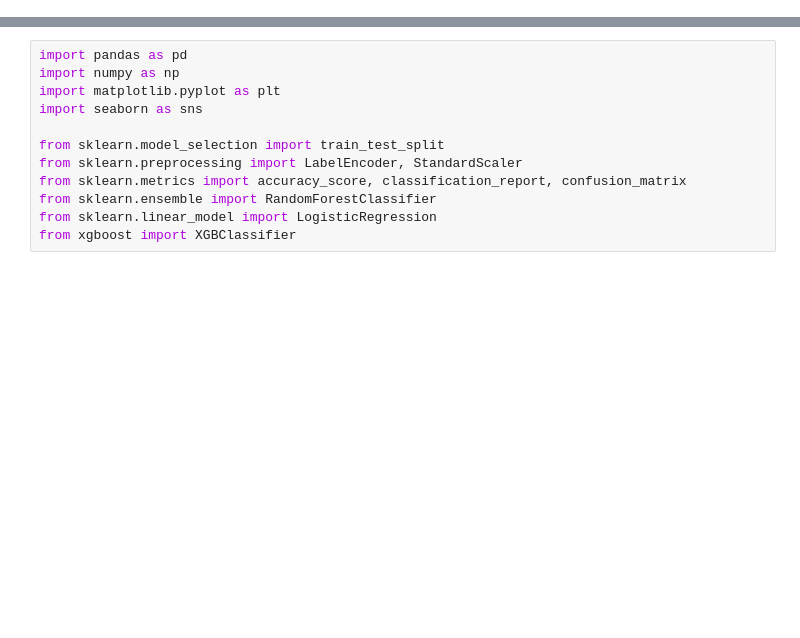
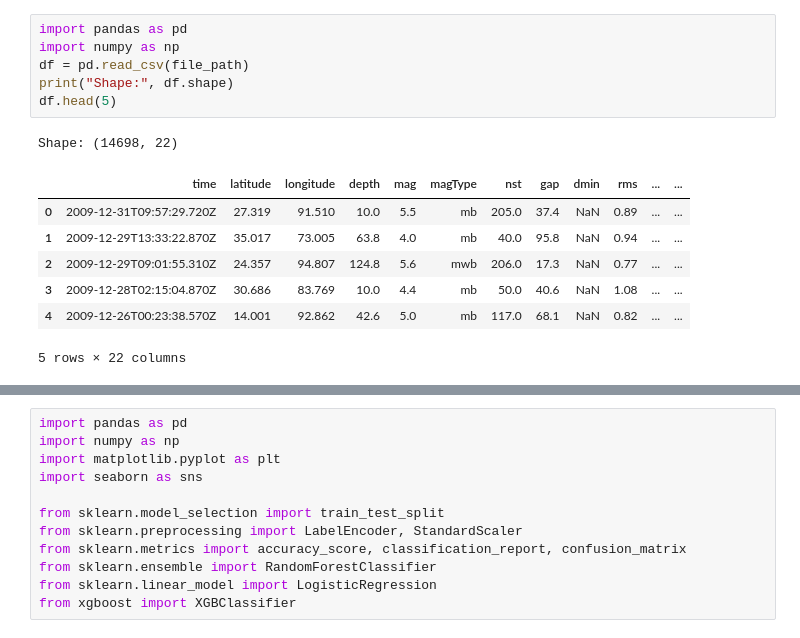
Before and after one commit to Archana366/Shell-Internship, a Jupyter notebook: Climate Risk and Disaster Management/Earthquake_forecasting.ipynb, the cells around one changed output, grey strips where cells are left out. Drawn from its saved outputs; the diff is of its cells as text; blank space fills up the shorter version.

```diff
--- a/Climate Risk and Disaster Management/Earthquake_forecasting.ipynb
+++ b/Climate Risk and Disaster Management/Earthquake_forecasting.ipynb
@@ -7,0 +10,15 @@ Saving Earthquake_dataset.csv to Earthquake_dataset.csv
+# %%
+import pandas as pd
+import numpy as np
+df = pd.read_csv(file_path)
+print("Shape:", df.shape)
+df.head(5)
+# %% [output]
+Shape: (14698, 22)
+|  | time | latitude | longitude | depth | mag | magType | nst | gap | dmin | rms | ... | ... |
+| 0 | 2009-12-31T09:57:29.720Z | 27.319 | 91.510 | 10.0 | 5.5 | mb | 205.0 | 37.4 | NaN | 0.89 | ... | ... |
+| 1 | 2009-12-29T13:33:22.870Z | 35.017 | 73.005 | 63.8 | 4.0 | mb | 40.0 | 95.8 | NaN | 0.94 | ... | ... |
+| 2 | 2009-12-29T09:01:55.310Z | 24.357 | 94.807 | 124.8 | 5.6 | mwb | 206.0 | 17.3 | NaN | 0.77 | ... | ... |
+| 3 | 2009-12-28T02:15:04.870Z | 30.686 | 83.769 | 10.0 | 4.4 | mb | 50.0 | 40.6 | NaN | 1.08 | ... | ... |
+| 4 | 2009-12-26T00:23:38.570Z | 14.001 | 92.862 | 42.6 | 5.0 | mb | 117.0 | 68.1 | NaN | 0.82 | ... | ... |
+5 rows × 22 columns
```
Also changed, not shown: parts of 33 cells of this notebook, 3 other files.
